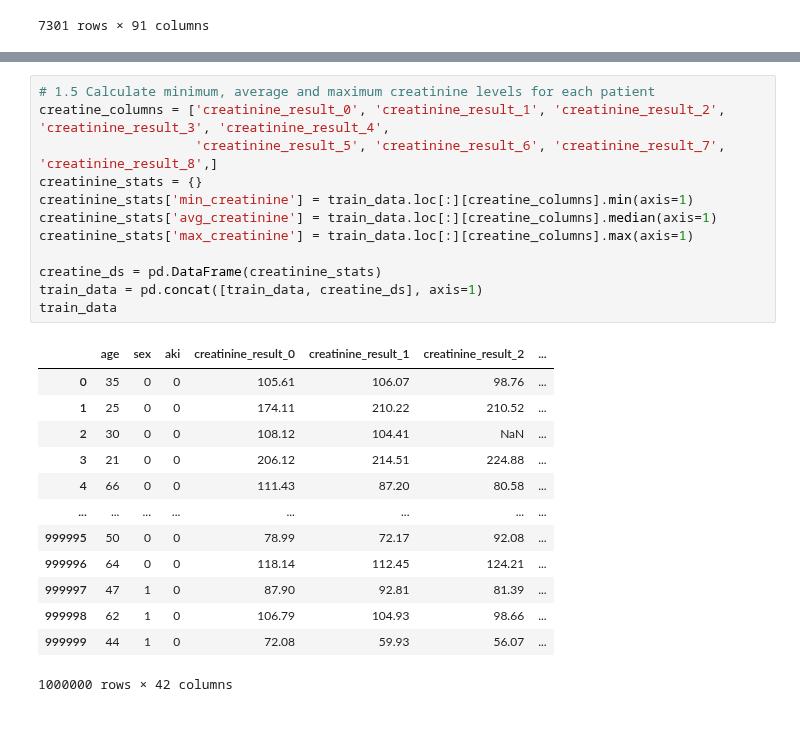
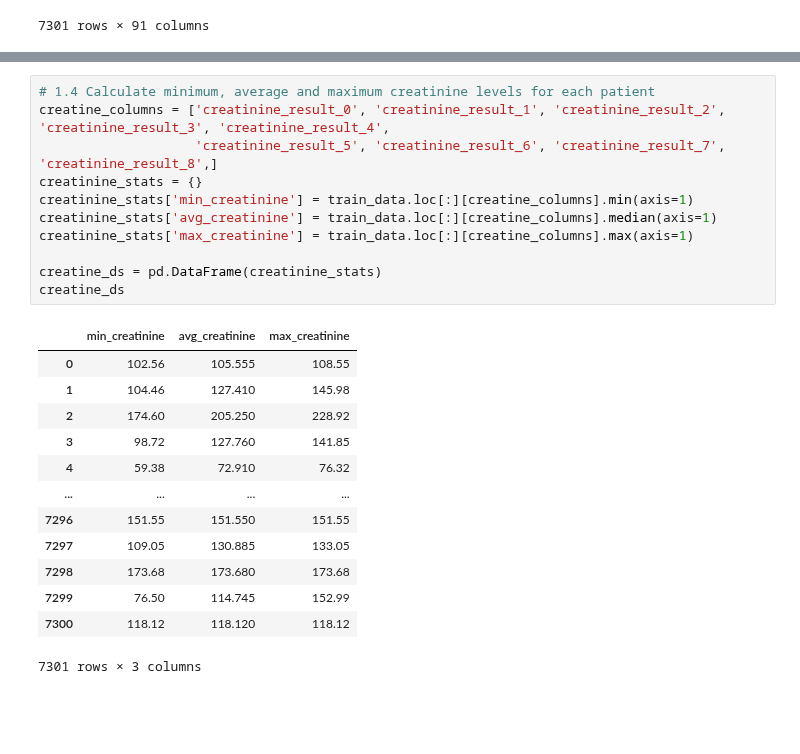
Before and after one commit to belfioreasia/aki-predictor, a Jupyter notebook: data_analysis.ipynb, the cells around one changed output, grey strips where cells are left out. Cells and saved outputs as stored; diff of their text form; blank space fills up the shorter version.

Commit message:
Added Comments. Cleaned data preprocessing file.

```diff
--- a/data_analysis.ipynb
+++ b/data_analysis.ipynb
@@ -191,28 +119,25 @@ Creatinine change in 80 days 15:15:00 = 5.260000000000019
 # %%
-# 1.5 Calculate minimum, average and maximum creatinine levels for each patient
+# 1.4 Calculate minimum, average and maximum creatinine levels for each patient
 creatine_columns = ['creatinine_result_0', 'creatinine_result_1', 'creatinine_result_2', 'creatinine_result_3', 'creatinine_result_4',
                     'creatinine_result_5', 'creatinine_result_6', 'creatinine_result_7', 'creatinine_result_8',]
 creatinine_stats = {}
 creatinine_stats['min_creatinine'] = train_data.loc[:][creatine_columns].min(axis=1)
 creatinine_stats['avg_creatinine'] = train_data.loc[:][creatine_columns].median(axis=1)
 creatinine_stats['max_creatinine'] = train_data.loc[:][creatine_columns].max(axis=1)
 
 creatine_ds = pd.DataFrame(creatinine_stats)
-train_data = pd.concat([train_data, creatine_ds], axis=1)
-train_data
+creatine_ds
 # %% [output]
-|  | age | sex | aki | creatinine_result_0 | creatinine_result_1 | creatinine_result_2 | ... |
-| 0 | 35 | 0 | 0 | 105.61 | 106.07 | 98.76 | ... |
-| 1 | 25 | 0 | 0 | 174.11 | 210.22 | 210.52 | ... |
-| 2 | 30 | 0 | 0 | 108.12 | 104.41 | NaN | ... |
-| 3 | 21 | 0 | 0 | 206.12 | 214.51 | 224.88 | ... |
-| 4 | 66 | 0 | 0 | 111.43 | 87.20 | 80.58 | ... |
-| ... | ... | ... | ... | ... | ... | ... | ... |
-| 999995 | 50 | 0 | 0 | 78.99 | 72.17 | 92.08 | ... |
-| 999996 | 64 | 0 | 0 | 118.14 | 112.45 | 124.21 | ... |
-| 999997 | 47 | 1 | 0 | 87.90 | 92.81 | 81.39 | ... |
-| 999998 | 62 | 1 | 0 | 106.79 | 104.93 | 98.66 | ... |
-| 999999 | 44 | 1 | 0 | 72.08 | 59.93 | 56.07 | ... |
+|  | min_creatinine | avg_creatinine | max_creatinine |
+| 0 | 102.56 | 105.555 | 108.55 |
+| 1 | 104.46 | 127.410 | 145.98 |
+| 2 | 174.60 | 205.250 | 228.92 |
+| 3 | 98.72 | 127.760 | 141.85 |
+| 4 | 59.38 | 72.910 | 76.32 |
+| ... | ... | ... | ... |
+| 7296 | 151.55 | 151.550 | 151.55 |
+| 7297 | 109.05 | 130.885 | 133.05 |
+| 7298 | 173.68 | 173.680 | 173.68 |
+| 7299 | 76.50 | 114.745 | 152.99 |
+| 7300 | 118.12 | 118.120 | 118.12 |
-1000000 rows × 42 columns
+7301 rows × 3 columns
-# %% [markdown]
-######
```
Also changed, not shown: parts of 10 cells of this notebook, 6 other files.
